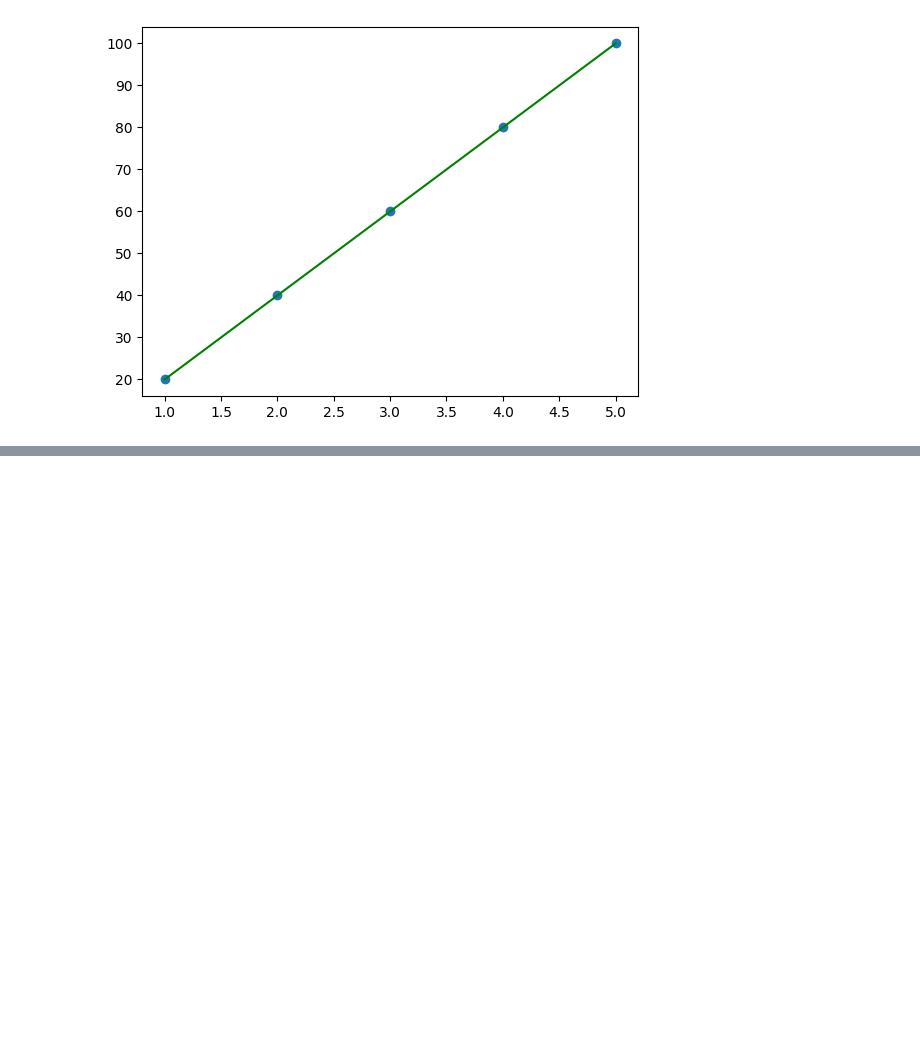
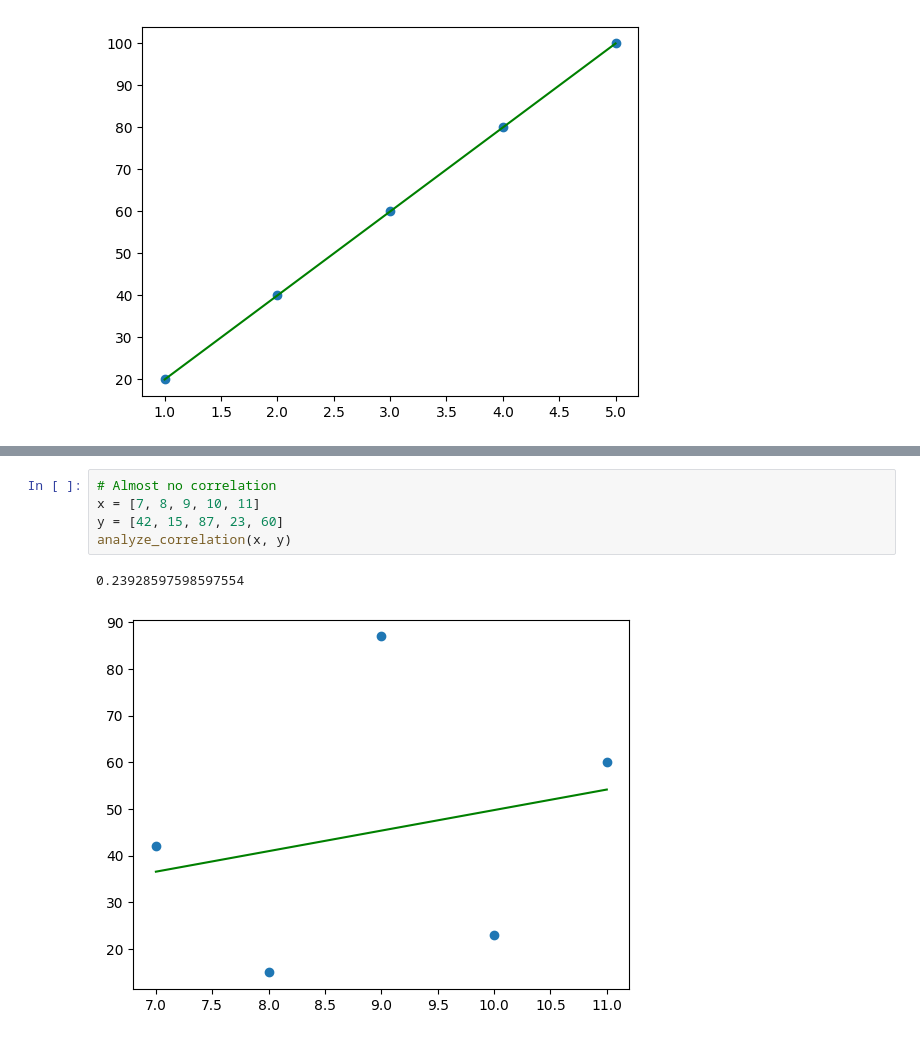
Before and after one commit to will-lynas/stats-experiments, a Jupyter notebook: notebook.ipynb, the cells around one changed output, grey strips where cells are left out. Drawn from its saved outputs; the diff is of its cells as text; blank space fills up the shorter version.

```diff
--- a/notebook.ipynb
+++ b/notebook.ipynb
@@ -31,0 +40,8 @@ analyze_correlation(x, y)
+# %%
+# Almost no correlation
+x = [7, 8, 9, 10, 11]
+y = [42, 15, 87, 23, 60]
+analyze_correlation(x, y)
+# %% [output]
+0.23928597598597554
+[figure, added]
```
Also changed, not shown: parts of 2 cells of this notebook.
